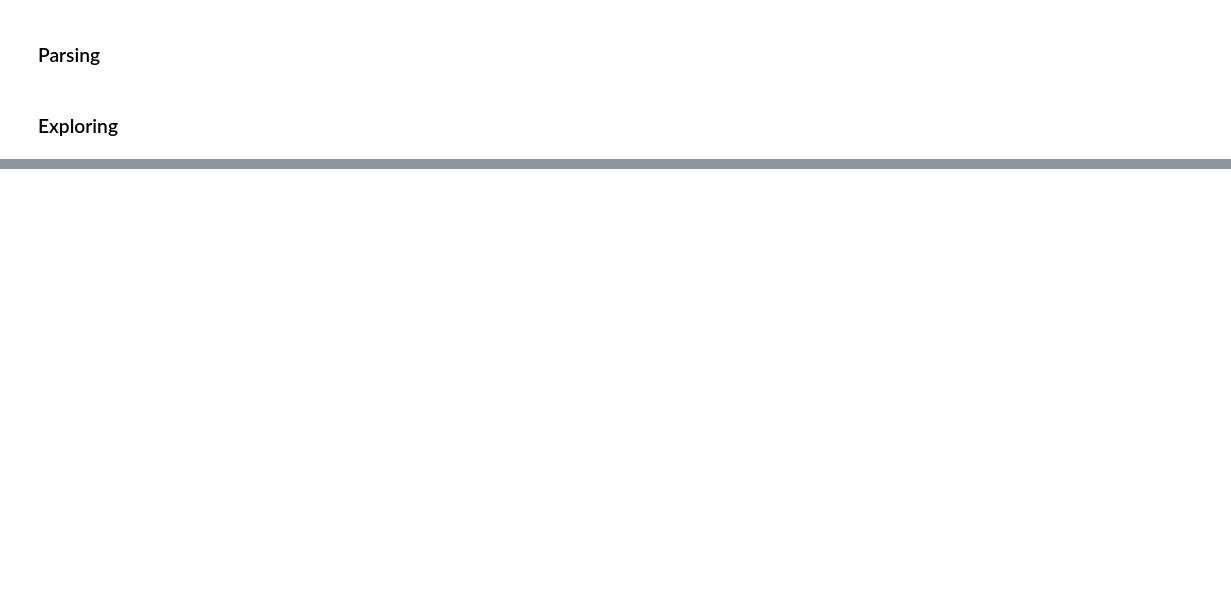
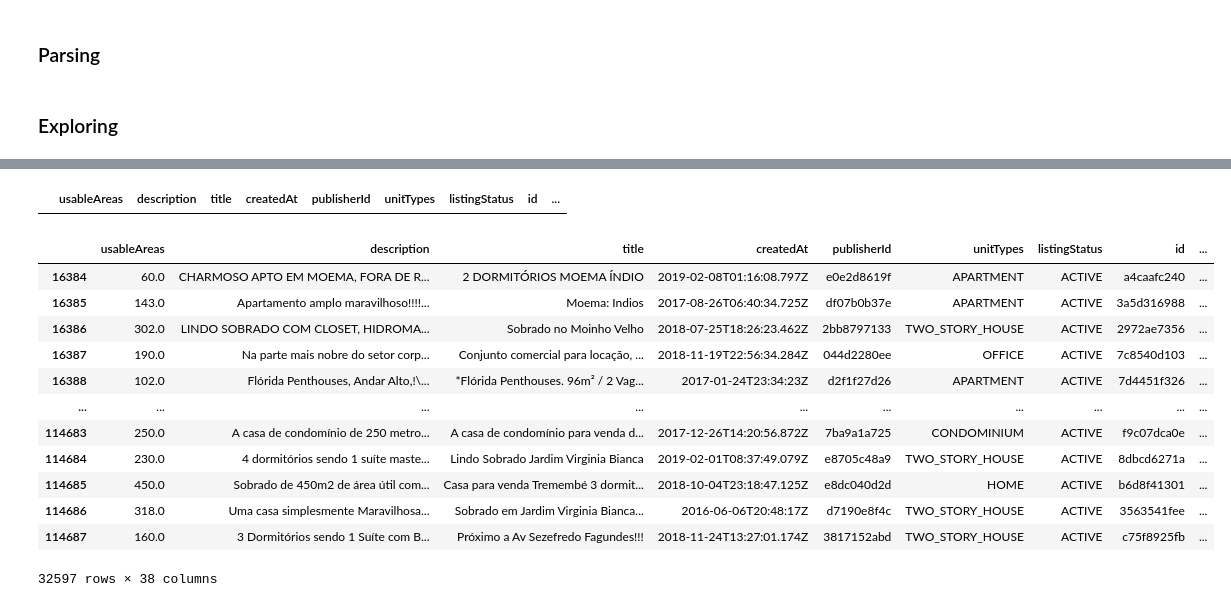
Before and after one commit to WillyHHsu/imoveis, a Jupyter notebook: exploratory.ipynb, the cells around one changed output, grey strips where cells are left out. Drawn from its saved outputs; the diff is of its cells as text; code cells hidden in the pictures; blank space fills up the shorter version.

```diff
--- a/exploratory.ipynb
+++ b/exploratory.ipynb
@@ -62,0 +63,2 @@ dataset.describe()
+# %%
+dataset.drop(index = [31163,102472,31151,31152], inplace =True)
@@ -62,0 +84,20 @@ dataset.describe()
+# %%
+dataset[dataset['usableAreas'] == '<br />-3 dormitórios com armários embutidos de ótima qualidade,sendo 1 suíte, ']
+# %% [output]
+|  | usableAreas | description | title | createdAt | publisherId | unitTypes | listingStatus | id | ... |
+# %%
+dataset[dataset['teste'] == False]
+# %% [output]
+|  | usableAreas | description | title | createdAt | publisherId | unitTypes | listingStatus | id | ... |
+| 16384 | 60.0 | CHARMOSO APTO EM MOEMA, FORA DE R... | 2 DORMITÓRIOS MOEMA ÍNDIO | 2019-02-08T01:16:08.797Z | e0e2d8619f | APARTMENT | ACTIVE | a4caafc240 | ... |
+| 16385 | 143.0 | Apartamento amplo maravilhoso!!!!... | Moema: Indios | 2017-08-26T06:40:34.725Z | df07b0b37e | APARTMENT | ACTIVE | 3a5d316988 | ... |
+| 16386 | 302.0 | LINDO SOBRADO COM CLOSET, HIDROMA... | Sobrado no Moinho Velho | 2018-07-25T18:26:23.462Z | 2bb8797133 | TWO_STORY_HOUSE | ACTIVE | 2972ae7356 | ... |
+| 16387 | 190.0 | Na parte mais nobre do setor corp... | Conjunto comercial para locação, ... | 2018-11-19T22:56:34.284Z | 044d2280ee | OFFICE | ACTIVE | 7c8540d103 | ... |
+| 16388 | 102.0 | Flórida Penthouses, Andar Alto,!\... | *Flórida Penthouses. 96m² / 2 Vag... | 2017-01-24T23:34:23Z | d2f1f27d26 | APARTMENT | ACTIVE | 7d4451f326 | ... |
+| ... | ... | ... | ... | ... | ... | ... | ... | ... | ... |
+| 114683 | 250.0 | A casa de condomínio de 250 metro... | A casa de condomínio para venda d... | 2017-12-26T14:20:56.872Z | 7ba9a1a725 | CONDOMINIUM | ACTIVE | f9c07dca0e | ... |
+| 114684 | 230.0 | 4 dormitórios sendo 1 suíte maste... | Lindo Sobrado Jardim Virginia Bianca | 2019-02-01T08:37:49.079Z | e8705c48a9 | TWO_STORY_HOUSE | ACTIVE | 8dbcd6271a | ... |
+| 114685 | 450.0 | Sobrado de 450m2 de área útil com... | Casa para venda Tremembé 3 dormit... | 2018-10-04T23:18:47.125Z | e8dc040d2d | HOME | ACTIVE | b6d8f41301 | ... |
+| 114686 | 318.0 | Uma casa simplesmente Maravilhosa... | Sobrado em Jardim Virginia Bianca... | 2016-06-06T20:48:17Z | d7190e8f4c | TWO_STORY_HOUSE | ACTIVE | 3563541fee | ... |
+| 114687 | 160.0 | 3 Dormitórios sendo 1 Suíte com B... | Próximo a Av Sezefredo Fagundes!!! | 2018-11-24T13:27:01.174Z | 3817152abd | TWO_STORY_HOUSE | ACTIVE | c75f8925fb | ... |
+32597 rows × 38 columns
```
Also changed, not shown: parts of 8 cells of this notebook.
